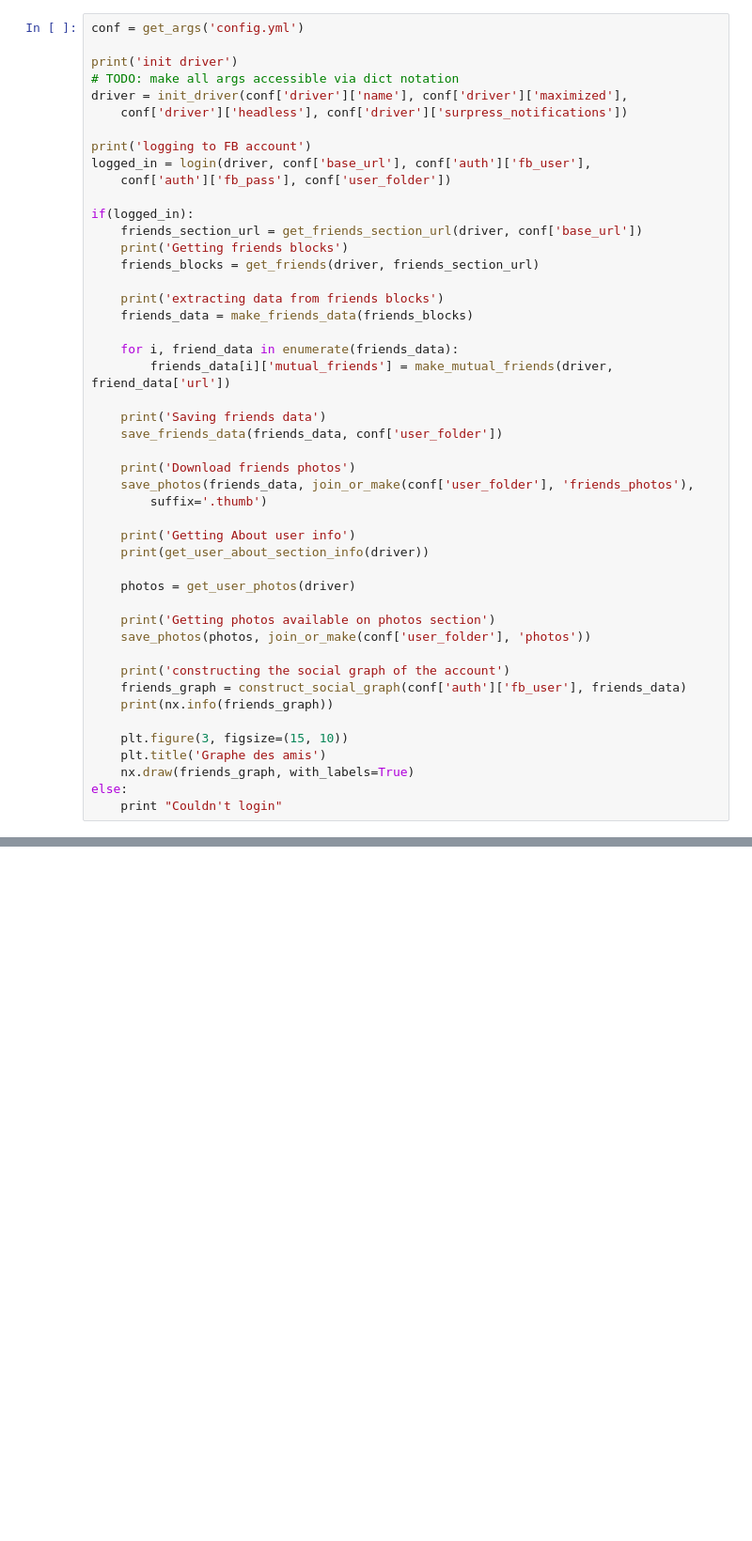
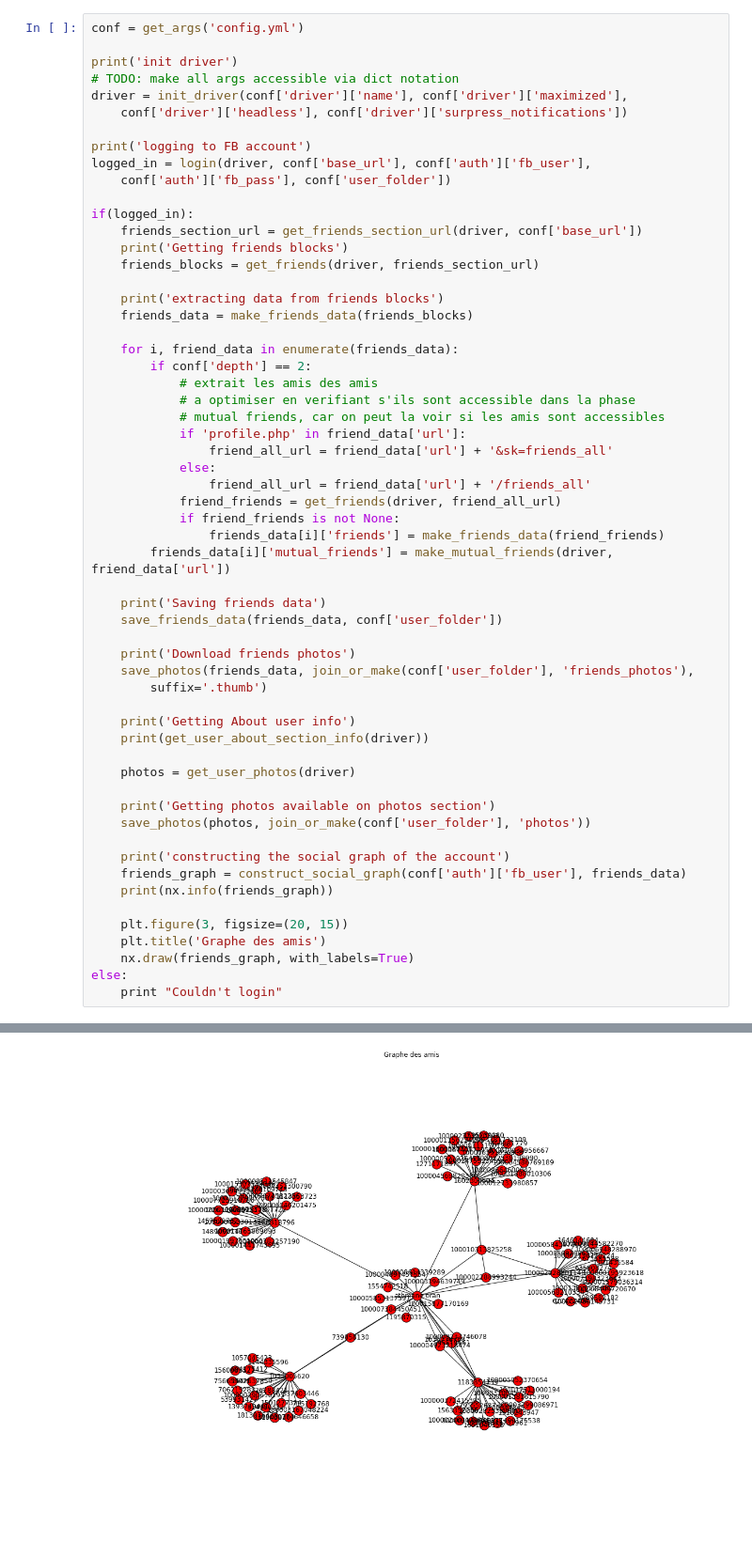
Before and after one commit to athmane31oran/dff, a Jupyter notebook: DFF.ipynb, the cells around one changed output, grey strips where cells are left out. Shown at 94% size. Saved outputs shown, nothing was run; the diff lists cells and outputs as text; blank space fills up the shorter version.

```diff
--- a/DFF.ipynb
+++ b/DFF.ipynb
@@ -30,6 +92,17 @@ if(logged_in):
     friends_data = make_friends_data(friends_blocks)
 
     for i, friend_data in enumerate(friends_data):
+        if conf['depth'] == 2:
+            # extrait les amis des amis
+            # a optimiser en verifiant s'ils sont accessible dans la phase
+            # mutual friends, car on peut la voir si les amis sont accessibles
+            if 'profile.php' in friend_data['url']:
+                friend_all_url = friend_data['url'] + '&sk=friends_all'
+            else:
+                friend_all_url = friend_data['url'] + '/friends_all'
+            friend_friends = get_friends(driver, friend_all_url)
+            if friend_friends is not None:
+                friends_data[i]['friends'] = make_friends_data(friend_friends)
         friends_data[i]['mutual_friends'] = make_mutual_friends(driver, friend_data['url'])
 
     print('Saving friends data')
@@ -51,8 +124,9 @@ if(logged_in):
     friends_graph = construct_social_graph(conf['auth']['fb_user'], friends_data)
     print(nx.info(friends_graph))
 
-    plt.figure(3, figsize=(15, 10))
+    plt.figure(3, figsize=(20, 15))
     plt.title('Graphe des amis')
     nx.draw(friends_graph, with_labels=True)
 else:
     print "Couldn't login"
+# %% [output]
@@ -58,0 +152 @@ else:
+[figure, added]
```
Also changed, not shown: parts of 3 cells of this notebook, 4 other files.
